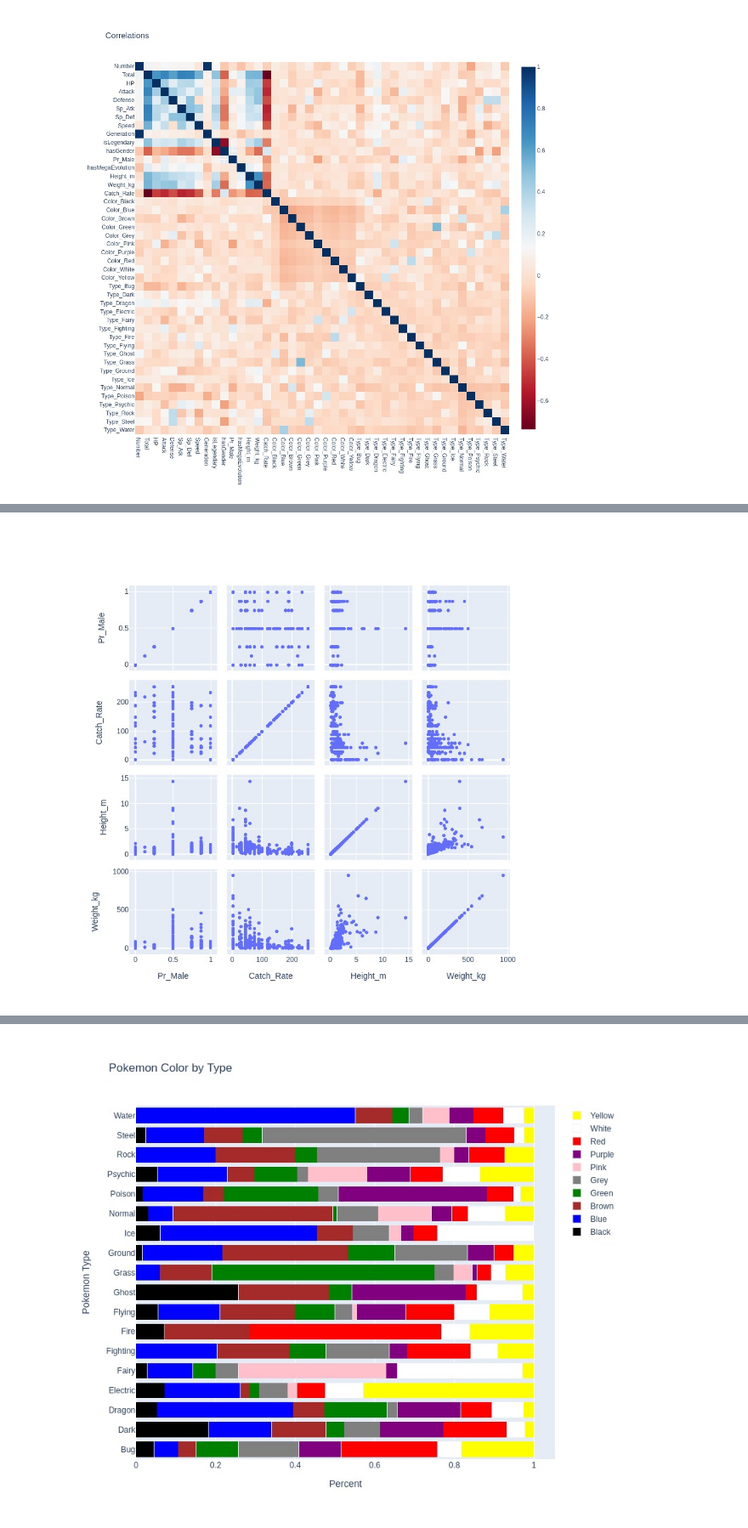
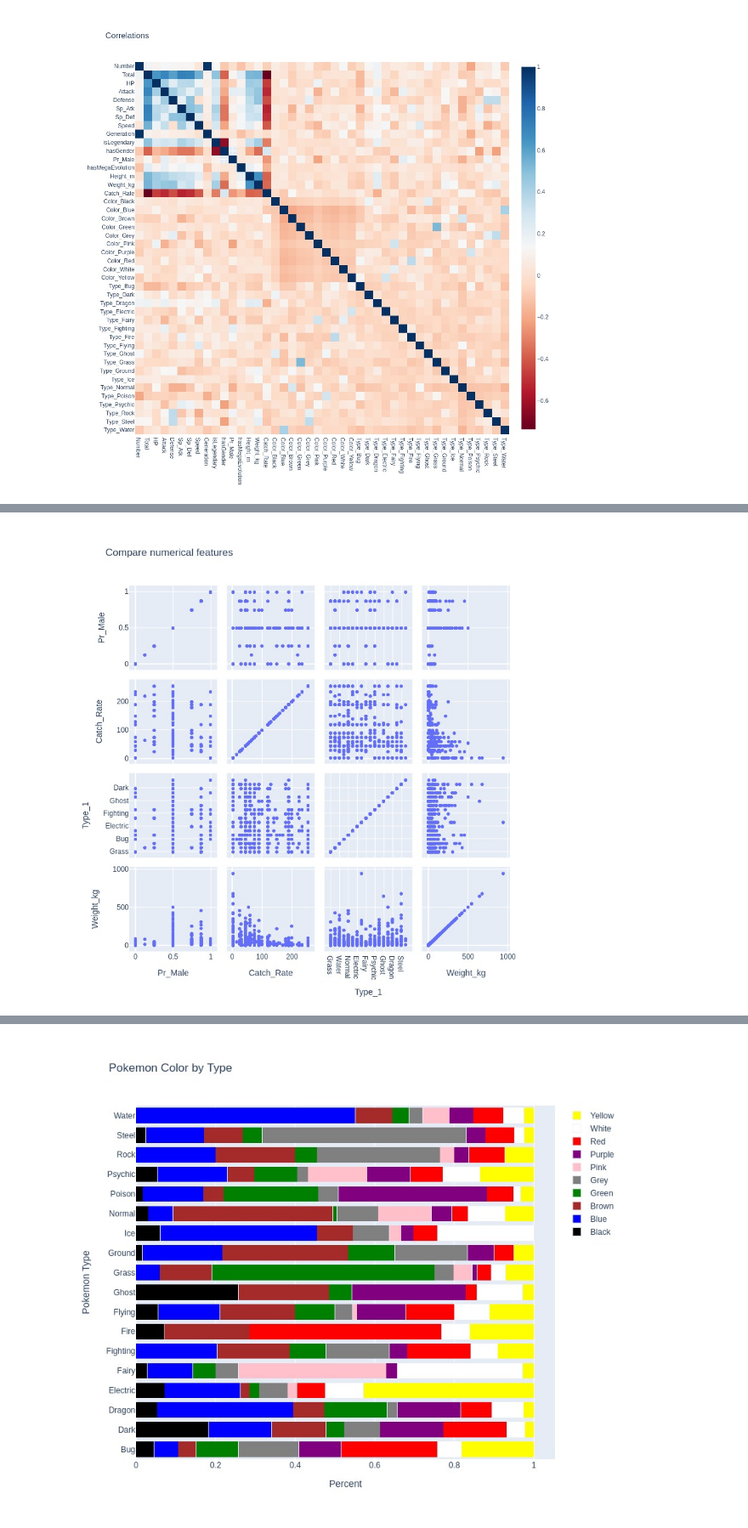
Before and after one commit to SergioSJS/data_science_portfolio, a Jupyter notebook: pokemon-data-analysing/poke_exploration.ipynb, the cells around one changed output, grey strips where cells are left out. Shown at 85% size. Cells and saved outputs as stored; diff of their text form; code cells hidden in the pictures.

```diff
--- a/pokemon-data-analysing/poke_exploration.ipynb
+++ b/pokemon-data-analysing/poke_exploration.ipynb
@@ -307,3 +333,20 @@ Image(img_bytes)
 #fig.show()
 # %% [output]
 [figure]
+# %%
+# list of features to print
+d_list = ['Pr_Male', 'Catch_Rate', 'Height_m', 'Weight_kg', 'Total']
+dimensions = []
+
+# add dimensions
+for d in d_list:
+    dimensions.append(dict(label=d, values=poke[d]))
+
+# create splom graph
+data = go.Splom(dimensions=dimensions,
+                showupperhalf=True,
+                marker = dict(size=5, showscale=False,))
+
+fig = go.Figure(data=data)
+fig.update_layout(height=900, width= 900, title='Compare numerical features')
+Image(fig.to_image('jpg'))
@@ -310,15 +355,16 @@ Image(img_bytes)
 # %%
-d_list = ['Pr_Male', 'Catch_Rate', 'Height_m', 'Weight_kg']#['Catch_Rate', 'HP', 'Attack', 'Defense', 'Sp_Atk', 'Sp_Def', 'Speed']
+# list of features to print
+d_list = ['Pr_Male', 'Catch_Rate', 'Type_1', 'Weight_kg']#['Catch_Rate', 'HP', 'Attack', 'Defense', 'Sp_Atk', 'Sp_Def', 'Speed']
 dimensions = []
 
+# add dimensions
 for d in d_list:
-    dimensions.append(dict(label=d, values=poke[d]))
+    dimensions.append(dict(label=d, values=poke[d], visible=True))
+# create splom graph
+data = go.Splom(dimensions=dimensions, marker = dict(size=5, showscale=False,))
 
-data = go.Splom(dimensions=dimensions,
-                showupperhalf=True,
-                marker = dict(size=5, showscale=False,))
 fig = go.Figure(data=data)
-fig.update_layout(height=800, width= 800)
+fig.update_layout(height=800, width= 800, title='Compare numerical features')
 Image(fig.to_image('jpg'))
 # %% [output]
-[figure, old version]
+[figure, new version]
```
Also changed, not shown: parts of 30 cells of this notebook, 2 other files.
